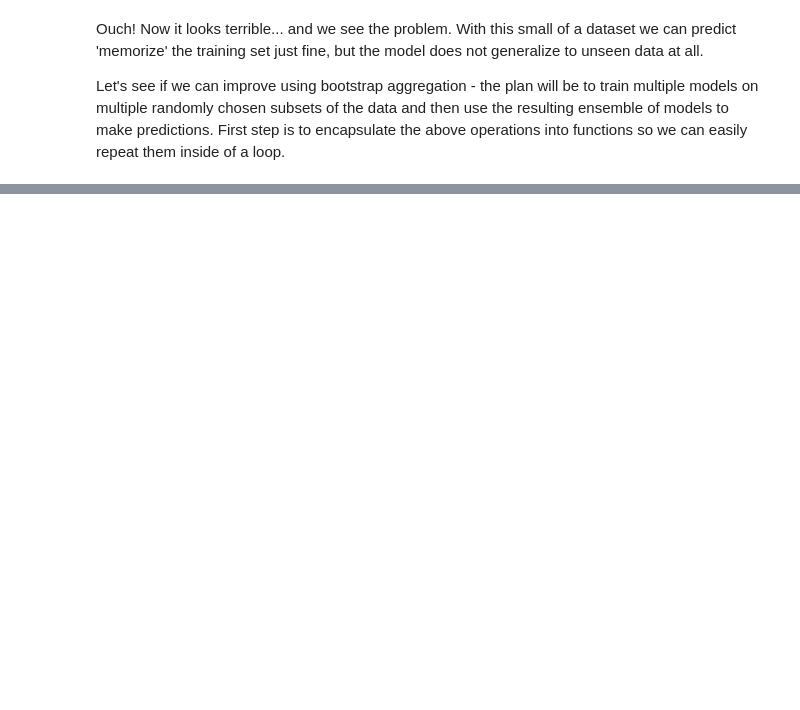
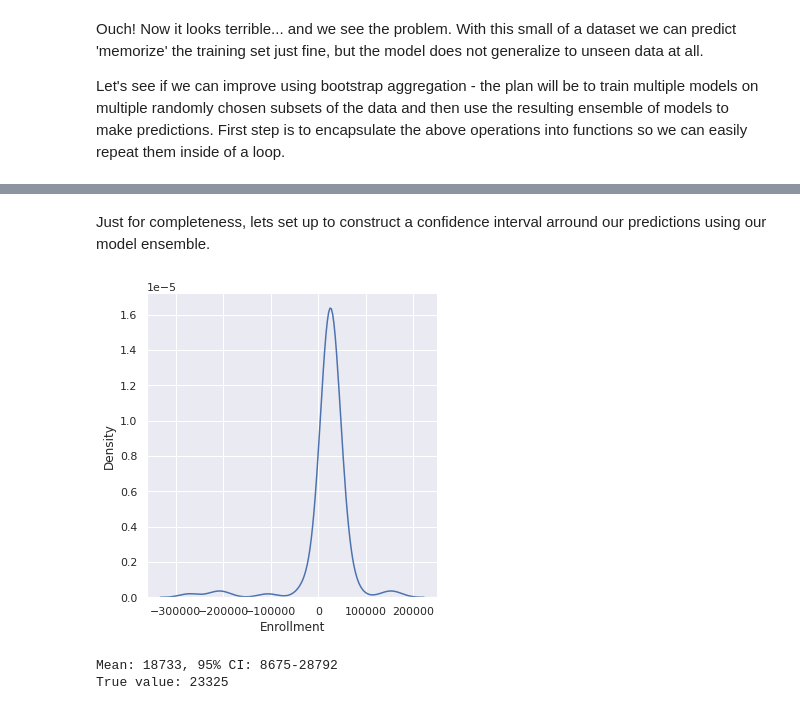
Before and after one commit to gperdrizet/LMC-enrollment-forecast, a Jupyter notebook: notebooks/linear_model.ipynb, the cells around one changed output, grey strips where cells are left out. Drawn from its saved outputs; the diff is of its cells as text; code cells hidden in the pictures; blank space fills up the shorter version.

```diff
--- a/notebooks/linear_model.ipynb
+++ b/notebooks/linear_model.ipynb
@@ -197,0 +255,36 @@ NameError: name 'flatten' is not defined
+# %% [markdown]
+Just for completeness, lets set up to construct a confidence interval arround our predictions using our model ensemble.
+# %%
+# Pick one semester to predict - using fall 2020, we will predict enrollment for spring 2021
+single_semester = data[(data['year_2020'] ==  1) & (data['semester_FA'] == 1)]
+
+# Seperate independent & dependent variables
+X = single_semester.drop(conf.TARGET_VARIABLE, axis=1)
+y = single_semester[conf.TARGET_VARIABLE]
+
+# Empty list to hold predictions
+predictions = []
+
+# Make prediction with each model
+for linear_model in trained_linear_models:
+    predicted_enrollment = linear_model.predict(X)
+    predictions.extend(predicted_enrollment)
+# %%
+# Plot distribution of predictions from each model
+sns.displot(predictions, kind="kde")
+plt.xlabel('Enrollment')
+
+plt.show()
+# %% [output]
+[figure, added]
+# %%
+import scipy.stats as st
+
+mean = np.mean(predictions)
+low, high = st.norm.interval(alpha=0.95, loc=np.mean(predictions), scale=st.sem(predictions))
+
+print(f'Mean: {int(mean)}, 95% CI: {int(low)}-{int(high)}')
+print(f'True value: {int(y)}')
+# %% [output]
+Mean: 18733, 95% CI: 8675-28792
+True value: 23325
```
Also changed, not shown: parts of 10 cells of this notebook.
